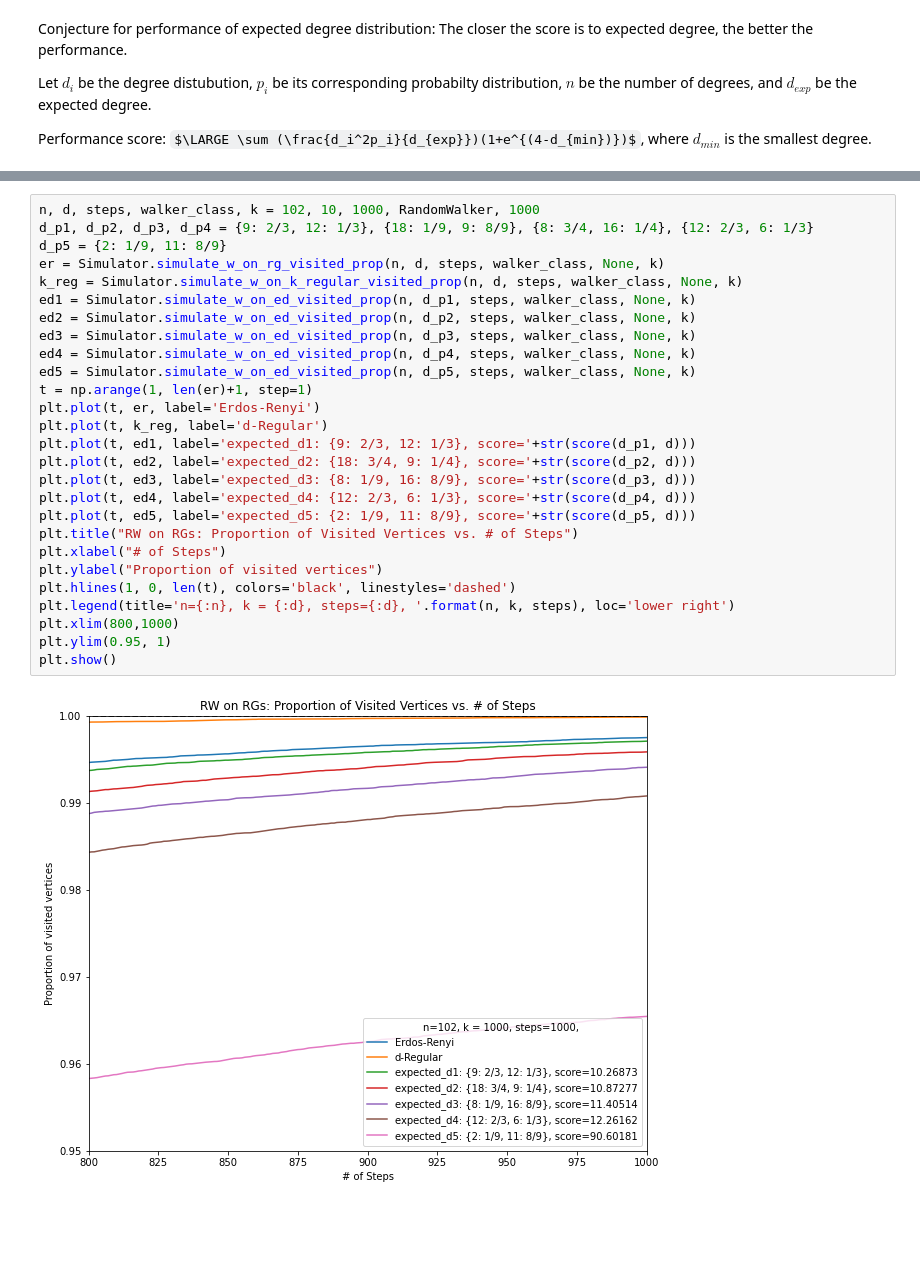
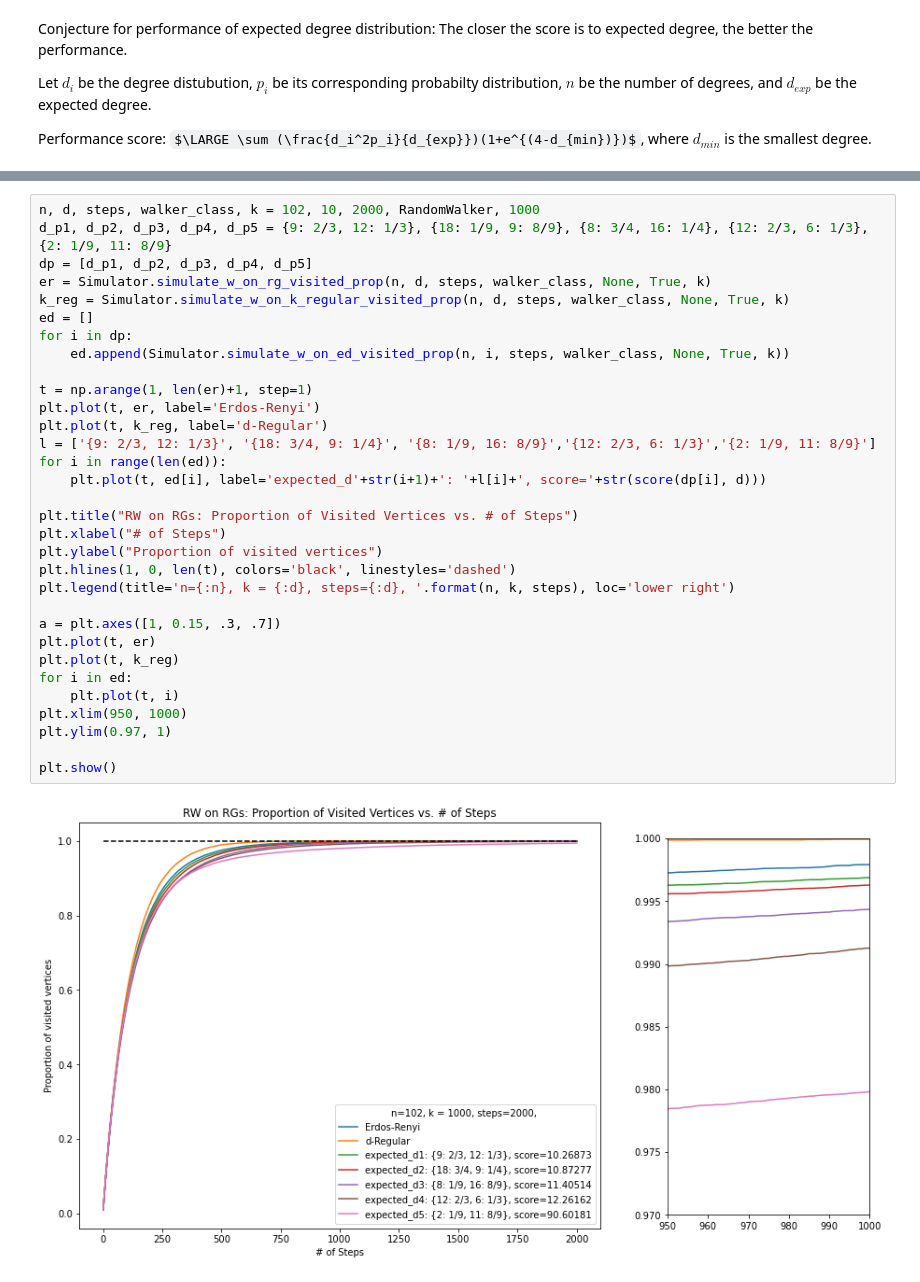
Before and after one commit to andrew-yin/rw-on-rg, a Jupyter notebook: predict_EDP.ipynb, the cells around one changed output, grey strips where cells are left out. Drawn from its saved outputs; the diff is of its cells as text; some formulas as TeX source; blank space fills up the shorter version.

```diff
--- a/predict_EDP.ipynb
+++ b/predict_EDP.ipynb
@@ -110,30 +133,35 @@ plt.show()
 # %%
-n, d, steps, walker_class, k = 102, 10, 1000, RandomWalker, 1000
-d_p1, d_p2, d_p3, d_p4 = {9: 2/3, 12: 1/3}, {18: 1/9, 9: 8/9}, {8: 3/4, 16: 1/4}, {12: 2/3, 6: 1/3}
-d_p5 = {2: 1/9, 11: 8/9}
-er = Simulator.simulate_w_on_rg_visited_prop(n, d, steps, walker_class, None, k)
-k_reg = Simulator.simulate_w_on_k_regular_visited_prop(n, d, steps, walker_class, None, k)
-ed1 = Simulator.simulate_w_on_ed_visited_prop(n, d_p1, steps, walker_class, None, k)
-ed2 = Simulator.simulate_w_on_ed_visited_prop(n, d_p2, steps, walker_class, None, k)
-ed3 = Simulator.simulate_w_on_ed_visited_prop(n, d_p3, steps, walker_class, None, k)
-ed4 = Simulator.simulate_w_on_ed_visited_prop(n, d_p4, steps, walker_class, None, k)
-ed5 = Simulator.simulate_w_on_ed_visited_prop(n, d_p5, steps, walker_class, None, k)
+n, d, steps, walker_class, k = 102, 10, 2000, RandomWalker, 1000
+d_p1, d_p2, d_p3, d_p4, d_p5 = {9: 2/3, 12: 1/3}, {18: 1/9, 9: 8/9}, {8: 3/4, 16: 1/4}, {12: 2/3, 6: 1/3}, {2: 1/9, 11: 8/9}
+dp = [d_p1, d_p2, d_p3, d_p4, d_p5]
+er = Simulator.simulate_w_on_rg_visited_prop(n, d, steps, walker_class, None, True, k)
+k_reg = Simulator.simulate_w_on_k_regular_visited_prop(n, d, steps, walker_class, None, True, k)
+ed = []
+for i in dp:
+    ed.append(Simulator.simulate_w_on_ed_visited_prop(n, i, steps, walker_class, None, True, k))
+
 t = np.arange(1, len(er)+1, step=1)
 plt.plot(t, er, label='Erdos-Renyi')
 plt.plot(t, k_reg, label='d-Regular')
-plt.plot(t, ed1, label='expected_d1: {9: 2/3, 12: 1/3}, score='+str(score(d_p1, d)))
-plt.plot(t, ed2, label='expected_d2: {18: 3/4, 9: 1/4}, score='+str(score(d_p2, d)))
-plt.plot(t, ed3, label='expected_d3: {8: 1/9, 16: 8/9}, score='+str(score(d_p3, d)))
-plt.plot(t, ed4, label='expected_d4: {12: 2/3, 6: 1/3}, score='+str(score(d_p4, d)))
-plt.plot(t, ed5, label='expected_d5: {2: 1/9, 11: 8/9}, score='+str(score(d_p5, d)))
+l = ['{9: 2/3, 12: 1/3}', '{18: 3/4, 9: 1/4}', '{8: 1/9, 16: 8/9}','{12: 2/3, 6: 1/3}','{2: 1/9, 11: 8/9}']
+for i in range(len(ed)):
+    plt.plot(t, ed[i], label='expected_d'+str(i+1)+': '+l[i]+', score='+str(score(dp[i], d)))
+
 plt.title("RW on RGs: Proportion of Visited Vertices vs. # of Steps")
 plt.xlabel("# of Steps")
 plt.ylabel("Proportion of visited vertices")
 plt.hlines(1, 0, len(t), colors='black', linestyles='dashed')
 plt.legend(title='n={:n}, k = {:d}, steps={:d}, '.format(n, k, steps), loc='lower right')
-plt.xlim(800,1000)
-plt.ylim(0.95, 1)
+
+a = plt.axes([1, 0.15, .3, .7])
+plt.plot(t, er)
+plt.plot(t, k_reg)
+for i in ed:
+    plt.plot(t, i)
+plt.xlim(950, 1000)
+plt.ylim(0.97, 1)
+
 plt.show()
 # %% [output]
-[figure, old version]
+[figure, new version]
 # %%
```
Also changed, not shown: parts of 15 cells of this notebook.
